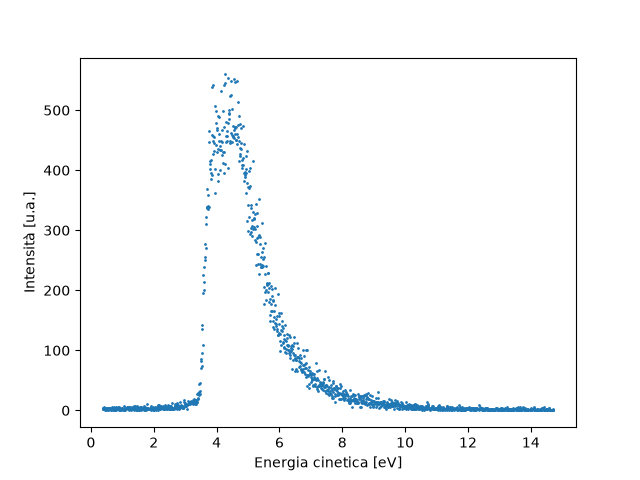
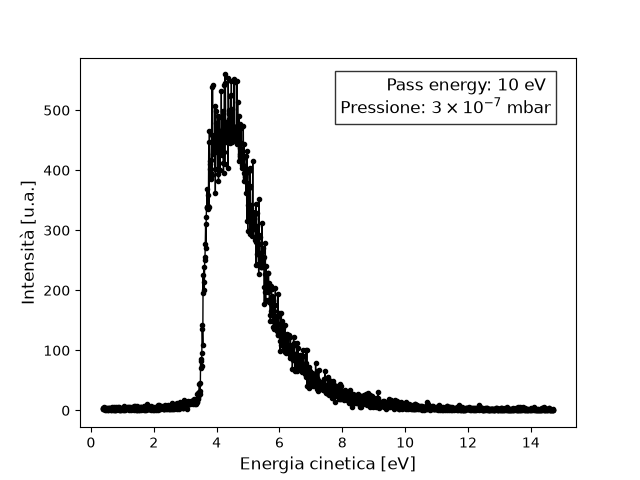
Unified diff of the notebook cell whose output changed from the first chart to the second:
--- before
+++ after
@@ -1,8 +1,17 @@
 s = spectra[0]
+line = 1
+line_color = 'black'
+
 fig, ax = plt.subplots()
-ax.scatter(s['KE_eV'], s['counts'], s=1)
-ax.set_xlabel('Energia cinetica [eV]')
-ax.set_ylabel('Intensità [u.a.]')
-# ax.set_title('Spettro di elettroni termici emessi da un filamento')
-fig.savefig(fig_path / f'{files[0]}_presentation.png', dpi=300, bbox_inches='tight')
+# ax.scatter(s['KE_eV'], s['counts'], s=1)
+ax.plot(s['KE_eV'], s['counts'], color=line_color, linewidth=line, marker=".")
+ax.set_xlabel('Energia cinetica [eV]', fontsize=12)
+ax.set_ylabel('Intensità [u.a.]', fontsize=12)
+ax.text(0.95, 0.95, f'Pass energy: 10 eV \n' + r'Pressione: $3 \times 10^{-7}$ mbar',
+                transform=ax.transAxes,
+                fontsize=12,
+                verticalalignment='top',
+                horizontalalignment='right',
+                bbox=dict(boxstyle='square', facecolor='white', edgecolor='black', alpha=0.8))
+fig.savefig(fig_path / f'{files[0]}_presentazione.png', dpi=300, bbox_inches='tight')
 plt.show()

Commit: thermal and UPS spectra completed